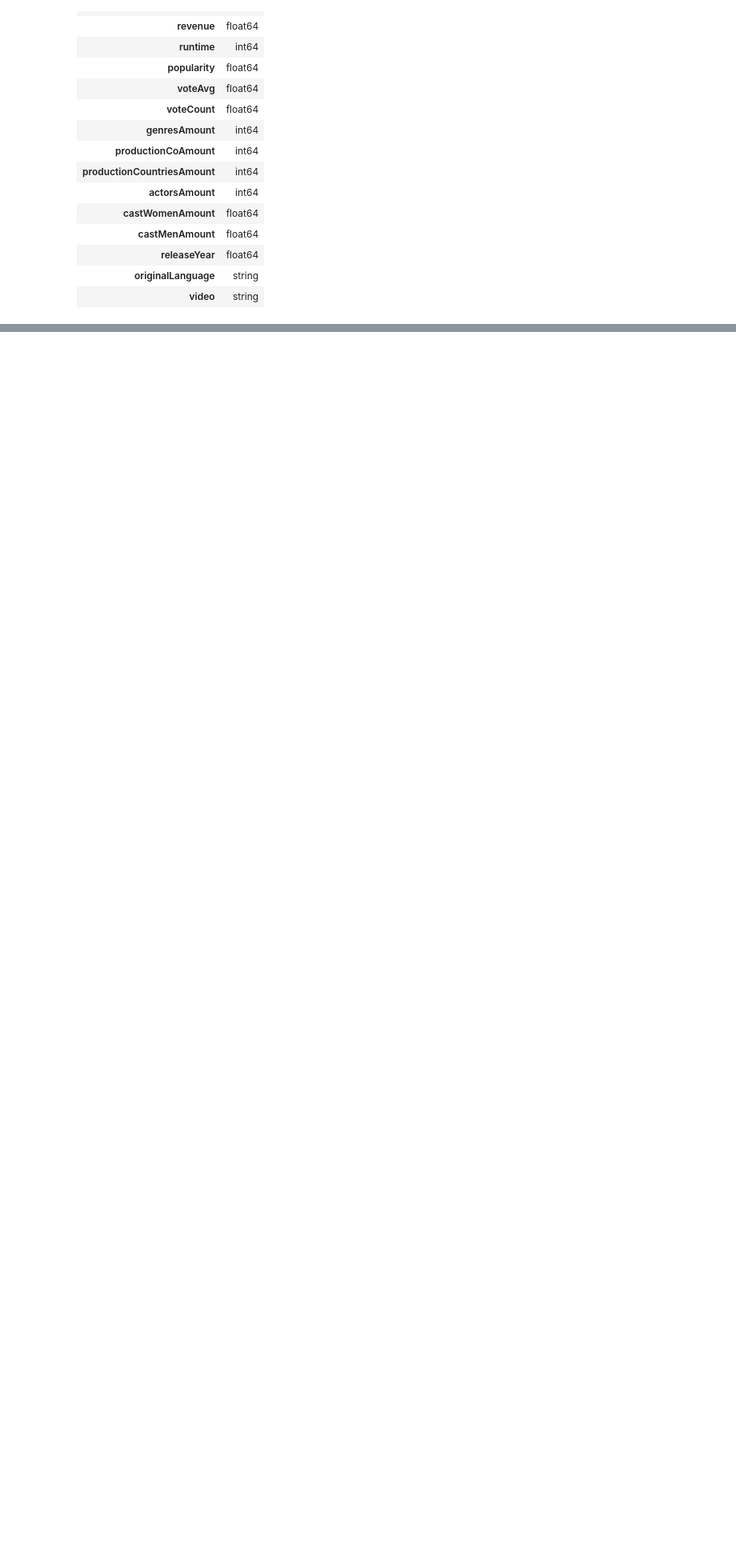
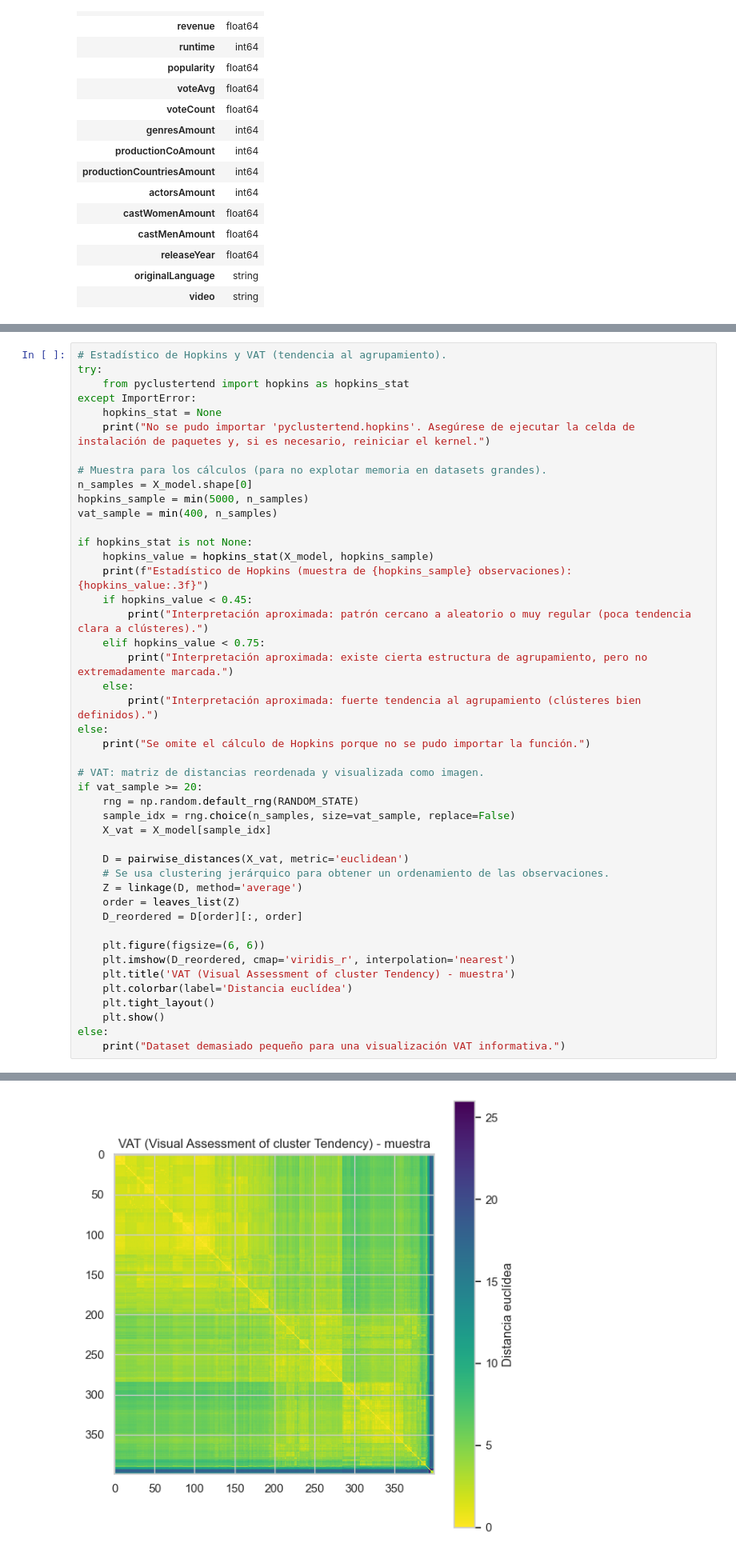
Before and after one commit to MrMenth0l/MineriaDatos-Lab2, a Jupyter notebook: Lab2/clustering_inicial.ipynb, the cells around one changed output, grey strips where cells are left out. Shown at 80% size. Cells and saved outputs as stored; diff of their text form; blank space fills up the shorter version.

```diff
--- a/Lab2/clustering_inicial.ipynb
+++ b/Lab2/clustering_inicial.ipynb
@@ -380,3 +436,49 @@ X_model = to_dense(X_transformed)
 print('Forma de X preprocesada (densa para métricas/modelos):', X_model.shape)
 # %% [output]
 Forma de X preprocesada (densa para métricas/modelos): (19883, 27)
+# %%
+# Estadístico de Hopkins y VAT (tendencia al agrupamiento).
+try:
+    from pyclustertend import hopkins as hopkins_stat
+except ImportError:
+    hopkins_stat = None
+    print("No se pudo importar 'pyclustertend.hopkins'. Asegúrese de ejecutar la celda de instalación de paquetes y, si es necesario, reiniciar el kernel.")
+
+# Muestra para los cálculos (para no explotar memoria en datasets grandes).
+n_samples = X_model.shape[0]
+hopkins_sample = min(5000, n_samples)
+vat_sample = min(400, n_samples)
+
+if hopkins_stat is not None:
+    hopkins_value = hopkins_stat(X_model, hopkins_sample)
+    print(f"Estadístico de Hopkins (muestra de {hopkins_sample} observaciones): {hopkins_value:.3f}")
+    if hopkins_value < 0.45:
+        print("Interpretación aproximada: patrón cercano a aleatorio o muy regular (poca tendencia clara a clústeres).")
+    elif hopkins_value < 0.75:
+        print("Interpretación aproximada: existe cierta estructura de agrupamiento, pero no extremadamente marcada.")
+    else:
+        print("Interpretación aproximada: fuerte tendencia al agrupamiento (clústeres bien definidos).")
+else:
+    print("Se omite el cálculo de Hopkins porque no se pudo importar la función.")
+
+# VAT: matriz de distancias reordenada y visualizada como imagen.
+if vat_sample >= 20:
+    rng = np.random.default_rng(RANDOM_STATE)
+    sample_idx = rng.choice(n_samples, size=vat_sample, replace=False)
+    X_vat = X_model[sample_idx]
+
+    D = pairwise_distances(X_vat, metric='euclidean')
+    # Se usa clustering jerárquico para obtener un ordenamiento de las observaciones.
+    Z = linkage(D, method='average')
+    order = leaves_list(Z)
+    D_reordered = D[order][:, order]
+
+    plt.figure(figsize=(6, 6))
+    plt.imshow(D_reordered, cmap='viridis_r', interpolation='nearest')
+    plt.title('VAT (Visual Assessment of cluster Tendency) - muestra')
+    plt.colorbar(label='Distancia euclídea')
+    plt.tight_layout()
+    plt.show()
+else:
+    print("Dataset demasiado pequeño para una visualización VAT informativa.")
+# %% [output]
@@ -383,3 +487,4 @@ Forma de X preprocesada (densa para métricas/modelos): (19883, 27)
+[figure, added]
 # %%
 algorithm_configs = {
     'KMeans': {'builder': build_kmeans},
```
Also changed, not shown: parts of 24 cells of this notebook, 1 other file.
